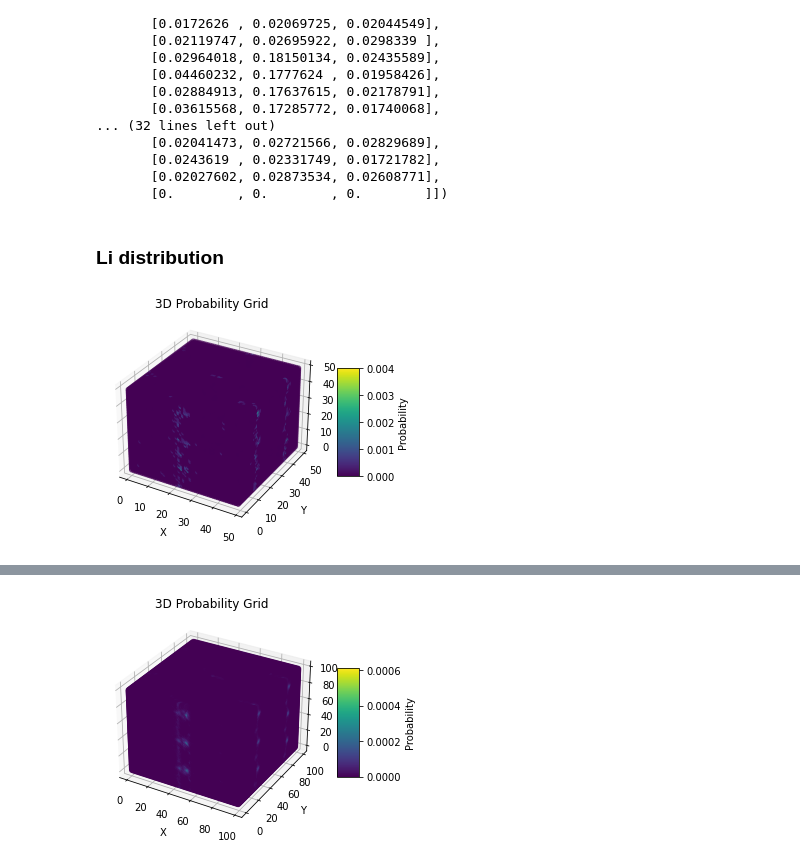
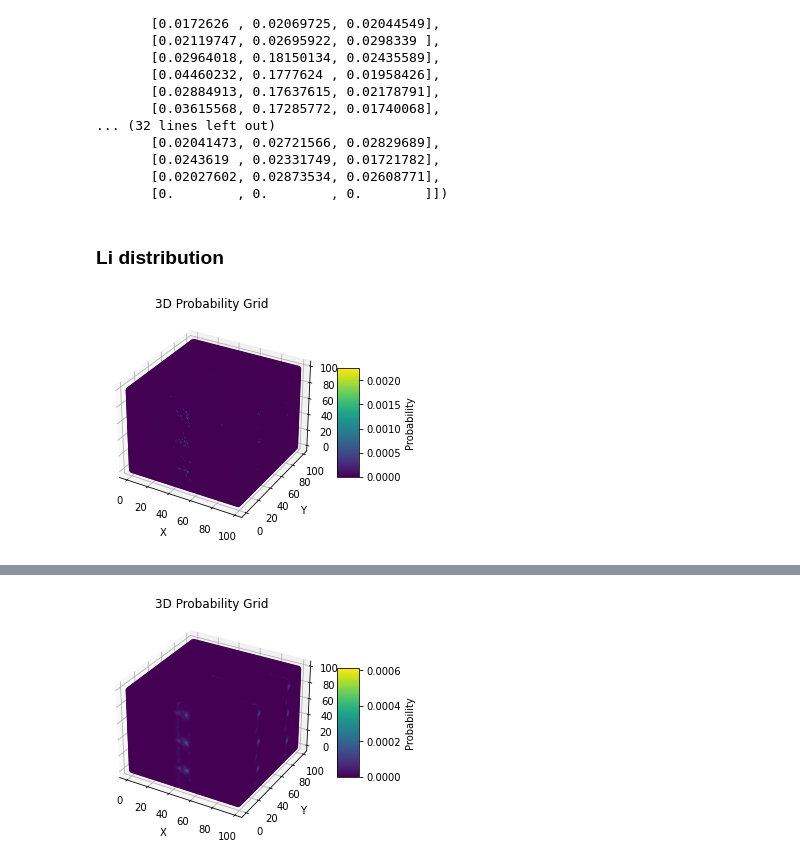
Before and after one commit to cmc-ucl/QUBO_GULP, a Jupyter notebook: QUBO_GULP.ipynb, the cells around one changed output, grey strips where cells are left out. Drawn from its saved outputs; the diff is of its cells as text; code cells hidden in the pictures.

```diff
--- a/QUBO_GULP.ipynb
+++ b/QUBO_GULP.ipynb
@@ -163,4 +492,4 @@ array([[0.03203483, 0.18634159, 0.02308549],
        [0.02027602, 0.02873534, 0.02608771],
        [0.        , 0.        , 0.        ]])
 # %% [markdown]
-### Li distribution
+### <a id='li_distribution'>Li distribution</a>
@@ -167,36 +498,37 @@ array([[0.03203483, 0.18634159, 0.02308549],
 # %%
 li_coords_all = []
-num_samples = 10 #MAKE RANDOM
-M = 50 #grid definition
-N_positions_final = 250
+num_samples = 100 #MAKE RANDOM
+M = 100 #grid definition
+N_positions_final = 100
 
-for i in range(1,25):
+for i in tqdm(range(13,25), desc="Computing Li positions"):
     with open(f'data/database/config_size_{i}.pkl', 'rb') as file:
         data = pickle.load(file)
+    samples = np.random.choice(len(data),num_samples)
 
-
-    structure_n = np.array(list(data.keys())[0:num_samples])
+    structure_n = np.array(list(data.keys()))[samples]
 
     for i in structure_n:
         coords_tmp = np.array(data[i]['final']['config'])#[-48:])[:,2:]
         li_index = np.where(coords_tmp[:,0] == 'Li')[0]
 
         li_coords = np.array(coords_tmp[li_index][:,2:])
         li_coords = np.array(li_coords,dtype='float').tolist()
         li_coords_all.extend(li_coords)
+
 
 li_coords_all = np.array(li_coords_all)
 grid = compute_probability_grid(li_coords_all, M)
 
 plot_probability_grid(grid)
 
 centers = find_fractional_centers(M)
 top_centers = find_top_x_points(grid,centers,N_positions_final)
 
 coord_top = []
 for line in top_centers:
     coord_top.append(line[0])
 coord_top = np.array(coord_top)
 vview(Structure(delithiated_structure_init.lattice.matrix,[1]*N_positions_final,coord_top))
 # %% [output]
-[figure, old version]
+[figure, new version]
```
Also changed, not shown: parts of 72 cells of this notebook.
